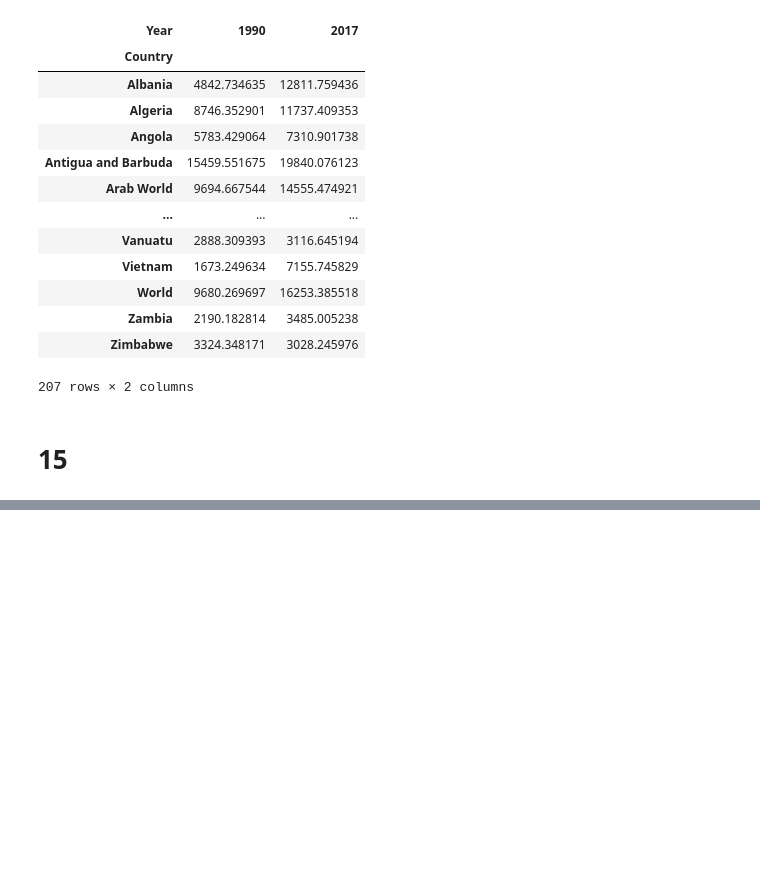
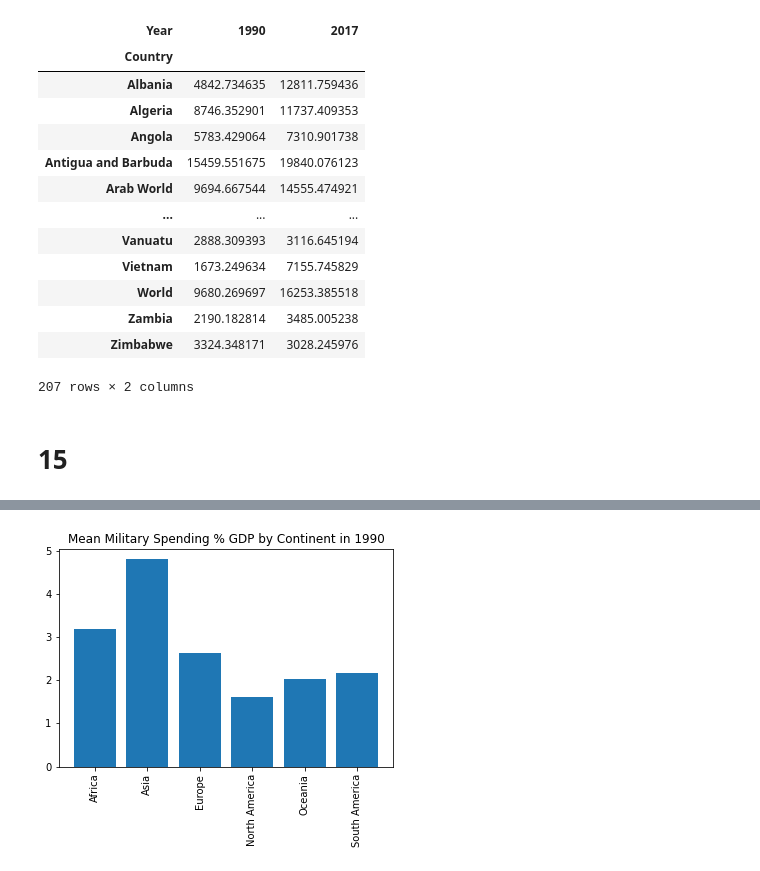
Before and after one commit to nss-data-science-cohort-5/un_exploration-elavender1, a Jupyter notebook: notebooks/data exploration.ipynb, the cells around one changed output, grey strips where cells are left out. Drawn from its saved outputs; the diff is of its cells as text; code cells hidden in the pictures; blank space fills up the shorter version.

```diff
--- a/notebooks/data exploration.ipynb
+++ b/notebooks/data exploration.ipynb
@@ -567,0 +738,6 @@ plt.show()
+# %%
+military_expenditure = pd.read_csv("../data/military_expenditure.csv", nrows= 9300)
+military_expenditure = military_expenditure.rename(columns ={'Country or Area': 'Country', 'Value': 'Military_Spending_Pct_GDP'})
+military_expenditure = military_expenditure.drop(columns = ["Value Footnotes"]).dropna()
+gdp_and_mil_spending_df = pd.merge(gdp_df, military_expenditure, on = ["Country", "Year"])
+gdp_and_mil_spending_df
@@ -567,0 +780,9 @@ plt.show()
+# %%
+spending_1990 = gdp_and_mil_spending_df[gdp_and_mil_spending_df["Year"] == 1990]
+mean_continent = spending_1990.groupby("Continent").mean()
+mean_continent = mean_continent.reset_index()
+plt.bar(mean_continent["Continent"], mean_continent["Military_Spending_Pct_GDP"])
+plt.title("Mean Military Spending % GDP by Continent in 1990");
+plt.xticks(rotation = 90);
+# %% [output]
+[figure, added]
```
Also changed, not shown: parts of 104 cells of this notebook.
